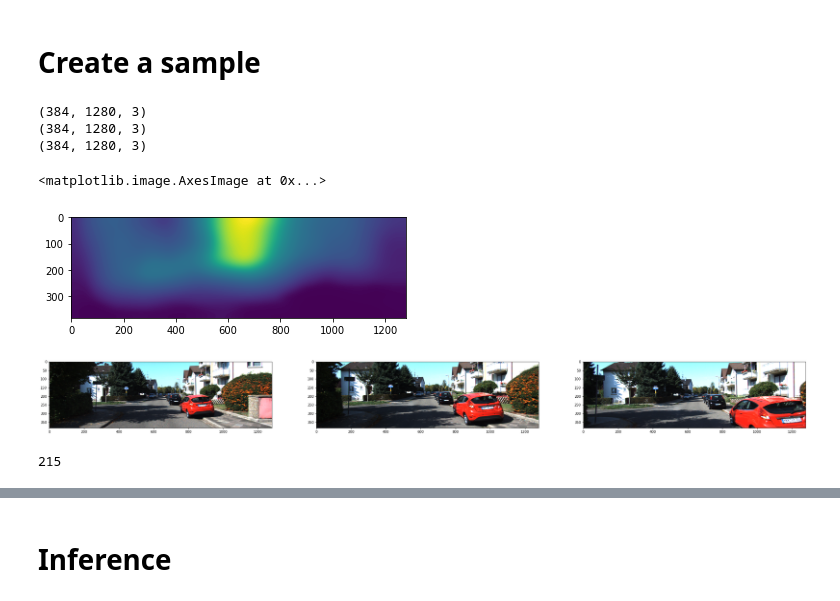
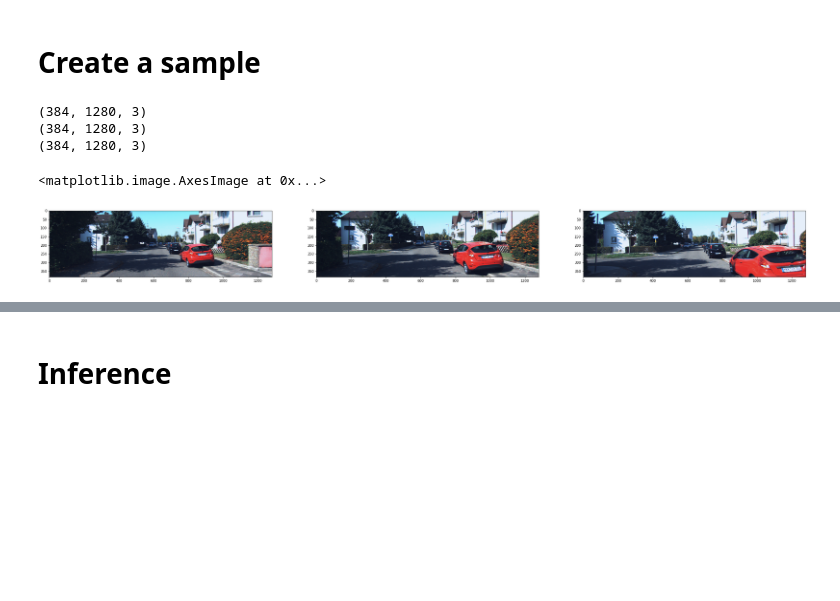
Before and after one commit to Monash-Connected-Autonomous-Vehicle/unsupervised-pseuso-LiDAR, a Jupyter notebook: test.ipynb, the cells around one changed output, grey strips where cells are left out. Drawn from its saved outputs; the diff is of its cells as text; code cells hidden in the pictures; blank space fills up the shorter version.

```diff
--- a/test.ipynb
+++ b/test.ipynb
@@ -24,7 +24,7 @@ def plt_tensor(img, proj_img=False):
     print(img.shape)
 
     if not proj_img:
-        img = 0.5 + (img * 0.5)
+        img = 0.449 + (img * 0.2)
     return img
 # %% [markdown]
 # Create a sample
@@ -39,26 +39,21 @@ depth      = batch['groundtruth']
 batch_option  = 0
 pose_option   = 0
 # %%
-plt.imshow(warped_sample)
+
 tgt_img = tgt[batch_option]
 ref_img = ref_imgs[pose_option][batch_option]
 K = intrinsics[batch_option]
 
 fig, axs = plt.subplots(1, 3, figsize=(40, 10))
 axs[0].imshow(plt_tensor(ref_imgs[0][1]))
 axs[1].imshow(plt_tensor(tgt[1]))
 axs[2].imshow(plt_tensor(ref_imgs[1][1]))
 # %% [output]
 (384, 1280, 3)
 (384, 1280, 3)
 (384, 1280, 3)
 <matplotlib.image.AxesImage at 0x...>
-[figure, old version]
+[figure, new version]
-[figure, removed]
-# %%
-warped_sample.max()
-# %% [output]
-215
 # %%
 C, H, W = depth.shape
 depth = depth.view(C, -1)
```
Also changed, not shown: parts of 7 cells of this notebook, 3 other files.
